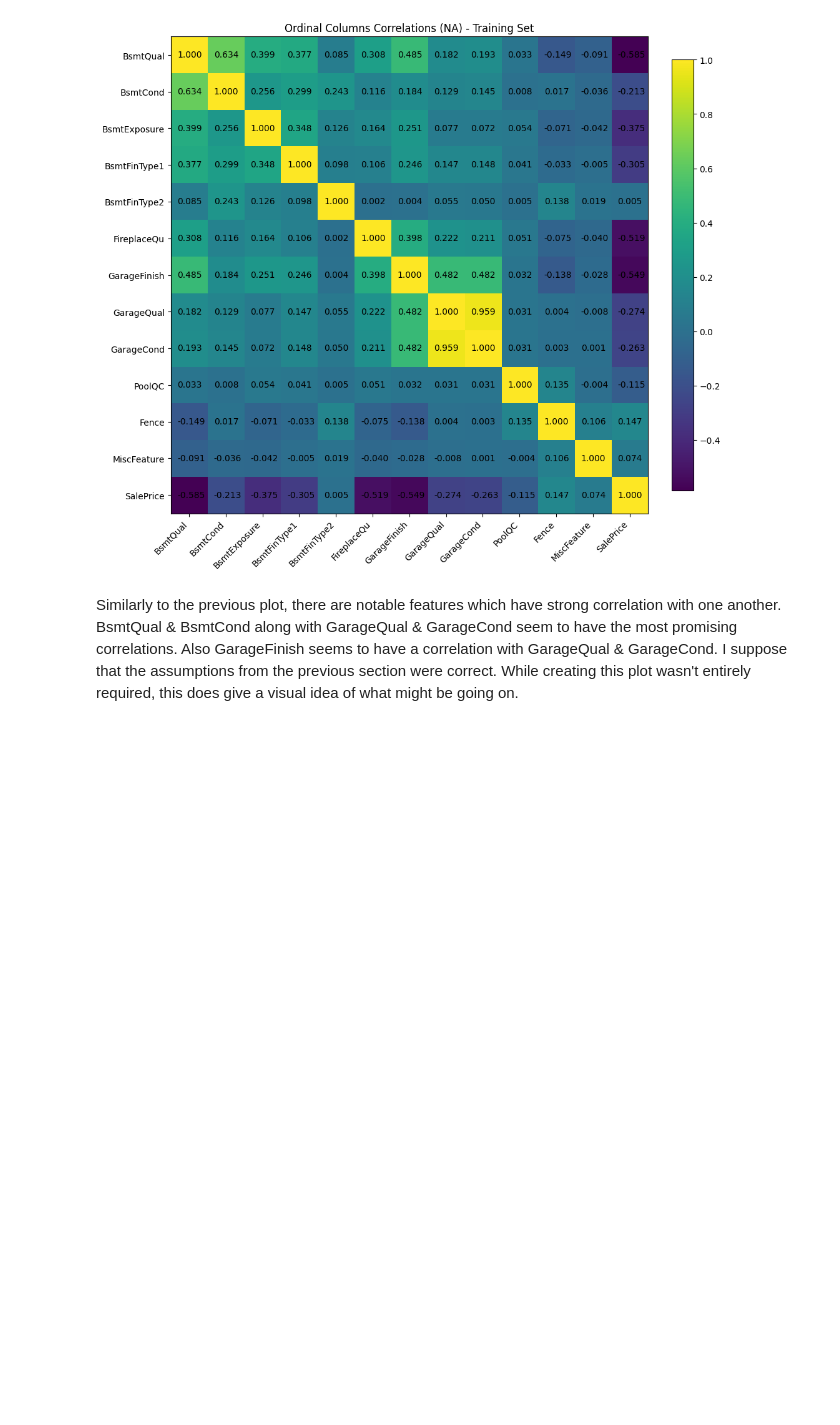
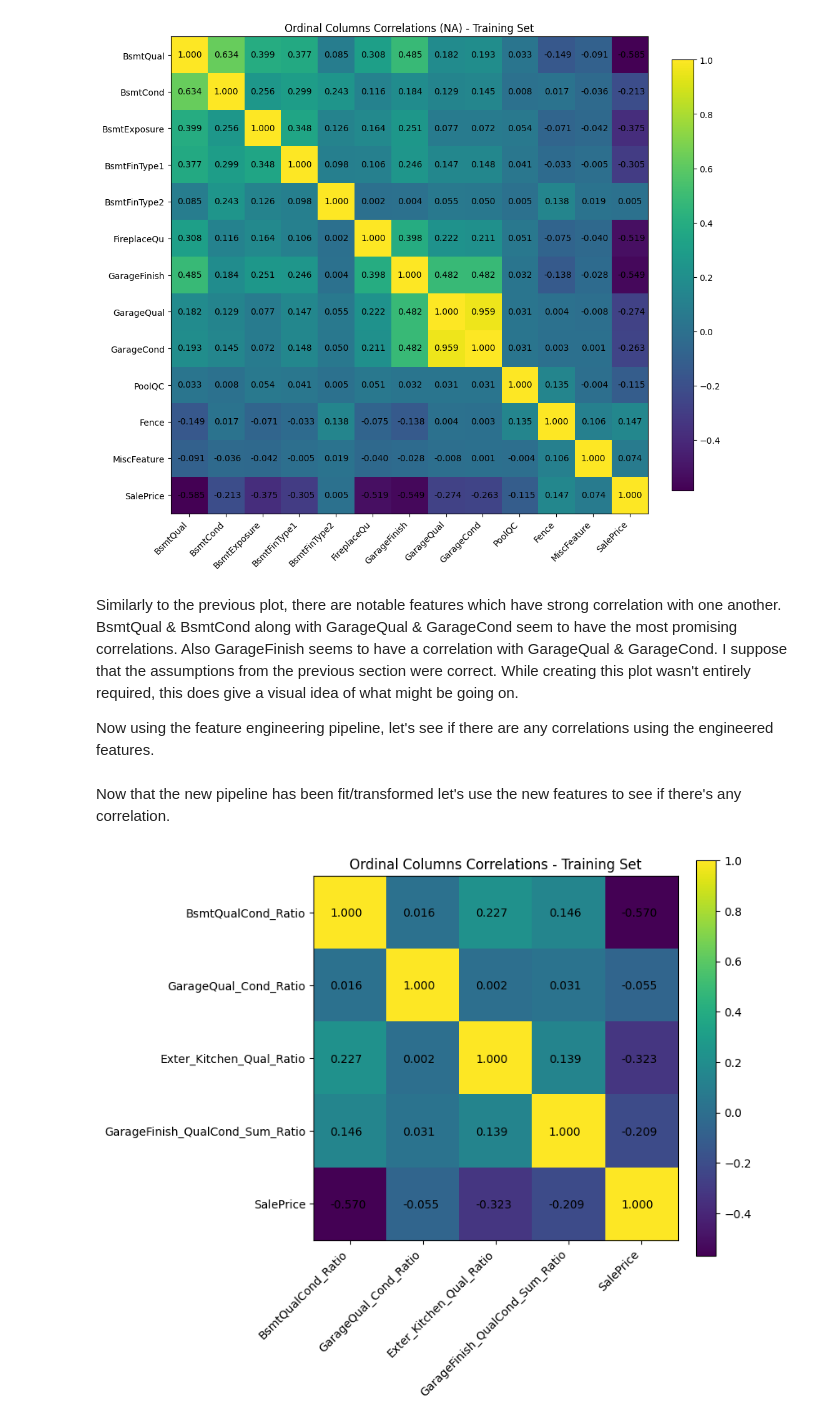
Before and after one commit to ddavidbailey/housing_prices, a Jupyter notebook: notebooks/03_handling_categorical_features.ipynb, the cells around one changed output. Drawn from its saved outputs; the diff is of its cells as text; code cells hidden in the pictures; blank space fills up the shorter version.

```diff
--- a/notebooks/03_handling_categorical_features.ipynb
+++ b/notebooks/03_handling_categorical_features.ipynb
@@ -74,3 +74,39 @@ plt.show()
 [figure]
 # %% [markdown]
 Similarly to the previous plot, there are notable features which have strong correlation with one another. BsmtQual & BsmtCond along with GarageQual & GarageCond seem to have the most promising correlations. Also GarageFinish seems to have a correlation with GarageQual & GarageCond. I suppose that the assumptions from the previous section were correct. While creating this plot wasn't entirely required, this does give a visual idea of what might be going on.
+
+Now using the feature engineering pipeline, let's see if there are any correlations using the engineered features.
+# %%
+from sklearn.pipeline import make_pipeline
+from src.data_pipelines import feature_eng
+
+pipeline = make_pipeline(
+    preprocessing.set_output(transform="pandas"),
+    feature_eng
+)
+# %%
+training = pipeline.fit_transform(train)
+# %%
+train_df = pd.DataFrame(training, columns=pipeline.get_feature_names_out(), index=train.index)
+train_df["SalePrice"] = SalePrice
+# %% [markdown]
+Now that the new pipeline has been fit/transformed let's use the new features to see if there's any correlation.
+# %%
+na_ord_cols = ["BsmtQualCond_Ratio", "GarageQual_Cond_Ratio", "Exter_Kitchen_Qual_Ratio", "GarageFinish_QualCond_Sum_Ratio", "SalePrice"]
+corr = train_df[['BmstQual_Cond__ratio', 'GarageQual_Cond__ratio', 'Exter_Kitchen_Qual__ratio', 'GarageFinish_Qual_Cond__sum_ratio', 'SalePrice']].corr().to_numpy()
+
+
+plt.subplots(figsize=(8,8), layout="constrained")
+plt.imshow(corr)
+plt.title("Ordinal Columns Correlations - Training Set")
+plt.yticks(ticks=range(len(na_ord_cols)), labels=[col for col in na_ord_cols])
+plt.xticks(ticks=range(len(na_ord_cols)), labels=[col for col in na_ord_cols], rotation=45, ha="right", va='top')
+plt.colorbar(shrink=.70)
+
+for x in range(len(corr)):
+    for y in range(len(corr[x])):
+        plt.annotate(text=f"{corr[x,y]:.3f}", xy=(x-.275,y+0.0575))
+
+plt.show()
+# %% [output]
+[figure, added]
```
Also changed, not shown: parts of 1 cell of this notebook, 1 other file.
